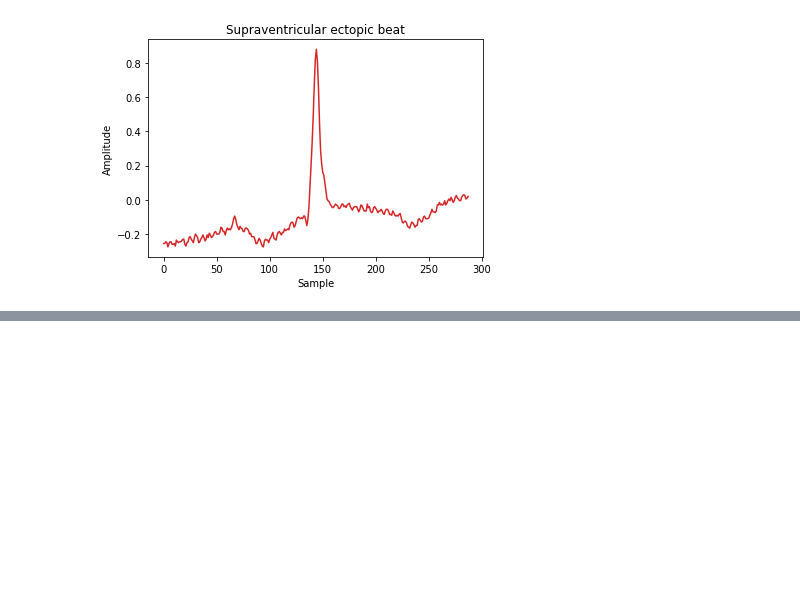
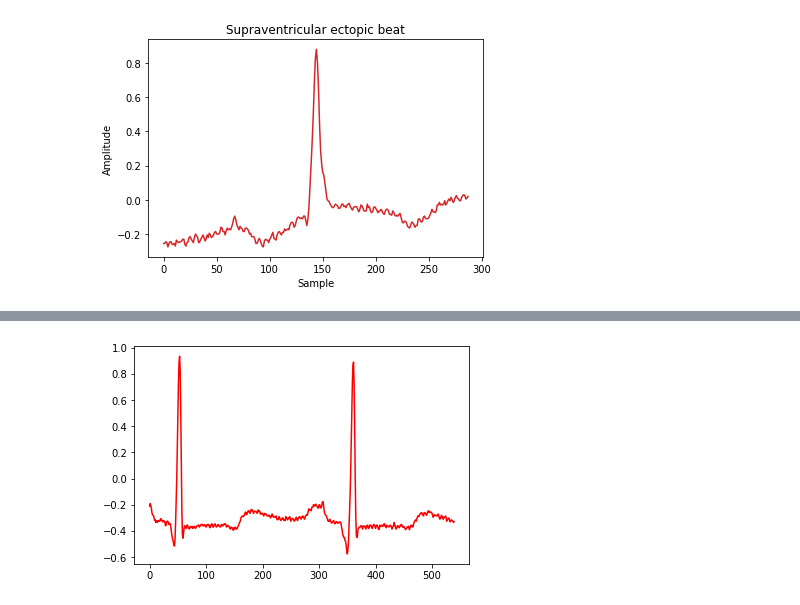
Before and after one commit to sbscsue/ecg_data_wfdb, a Jupyter notebook: figure/f.ipynb, the cells around one changed output, grey strips where cells are left out. Cells and saved outputs as stored; diff of their text form; code cells hidden in the pictures; blank space fills up the shorter version.

```diff
--- a/figure/f.ipynb
+++ b/figure/f.ipynb
@@ -151,0 +171,6 @@ plt.savefig("figure01_02")
+# %%
+plt.plot(ecg.seg[4]['record'],color="red")
+
+plt.savefig("figure02_02.jpg")
+# %% [output]
+[figure, added]
```
Also changed, not shown: parts of 9 cells of this notebook, 37 other files.
